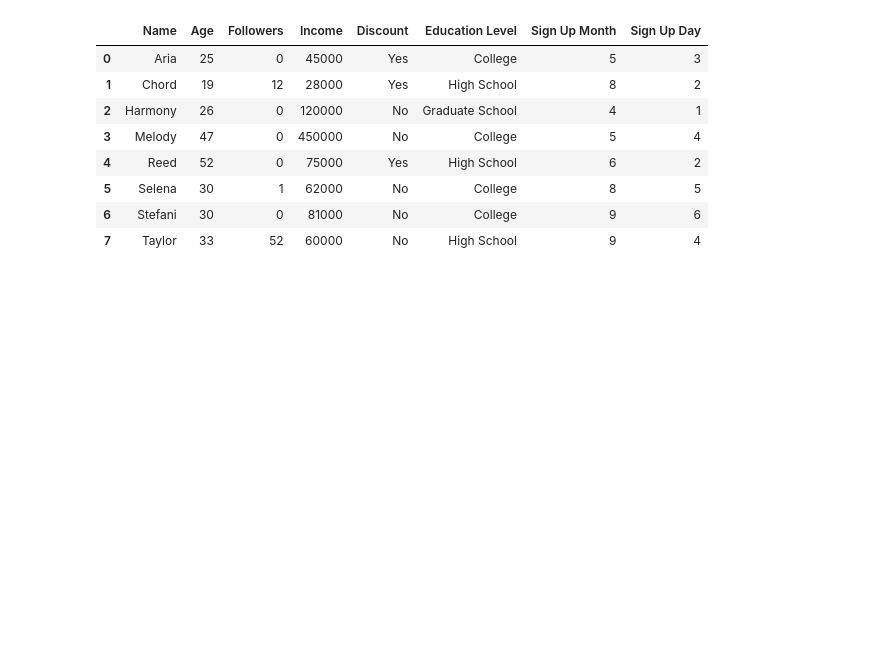
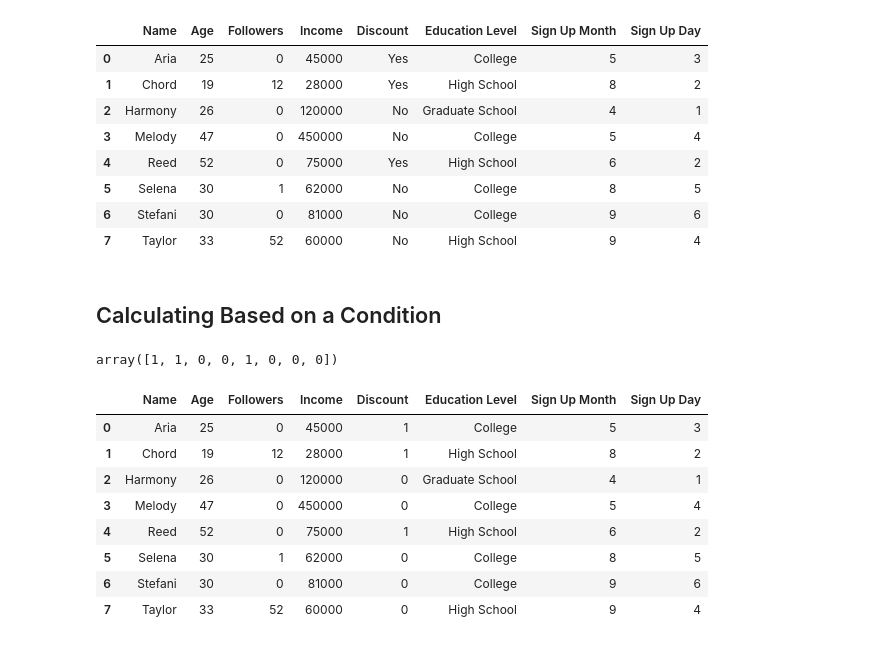
Before and after one commit to eek-dataguy/Unsupervised-ML, a Jupyter notebook: Practices/data_prep.ipynb, the cells around one changed output. Saved outputs shown, nothing was run; the diff lists cells and outputs as text; code cells hidden in the pictures; blank space fills up the shorter version.

Commit message:
calculating based on condition

```diff
--- a/Practices/data_prep.ipynb
+++ b/Practices/data_prep.ipynb
@@ -446,3 +447,23 @@ customers
 | 5 | Selena | 30 | 1 | 62000 | No | College | 8 | 5 |
 | 6 | Stefani | 30 | 0 | 81000 | No | College | 9 | 6 |
 | 7 | Taylor | 33 | 52 | 60000 | No | High School | 9 | 4 |
+# %% [markdown]
+## Calculating Based on a Condition
+# %%
+np.where(customers['Discount'] == 'Yes', 1, 0)
+# %% [output]
+array([1, 1, 0, 0, 1, 0, 0, 0])
+# %%
+customers['Discount'] = np.where(customers['Discount'] == 'Yes', 1, 0)
+# %%
+customers
+# %% [output]
+|  | Name | Age | Followers | Income | Discount | Education Level | Sign Up Month | Sign Up Day |
+| 0 | Aria | 25 | 0 | 45000 | 1 | College | 5 | 3 |
+| 1 | Chord | 19 | 12 | 28000 | 1 | High School | 8 | 2 |
+| 2 | Harmony | 26 | 0 | 120000 | 0 | Graduate School | 4 | 1 |
+| 3 | Melody | 47 | 0 | 450000 | 0 | College | 5 | 4 |
+| 4 | Reed | 52 | 0 | 75000 | 1 | High School | 6 | 2 |
+| 5 | Selena | 30 | 1 | 62000 | 0 | College | 8 | 5 |
+| 6 | Stefani | 30 | 0 | 81000 | 0 | College | 9 | 6 |
+| 7 | Taylor | 33 | 52 | 60000 | 0 | High School | 9 | 4 |
```
Also changed, not shown: parts of 1 cell of this notebook.
